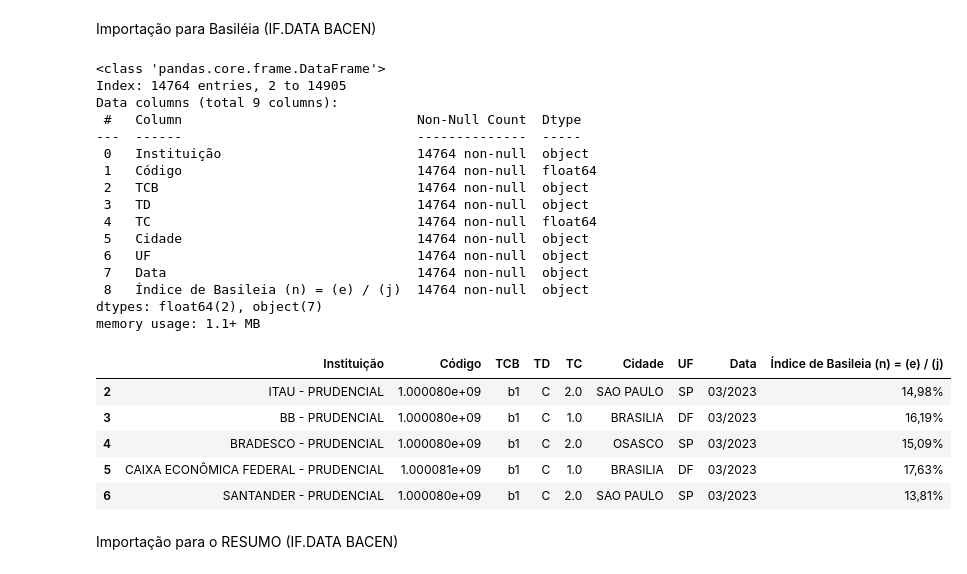
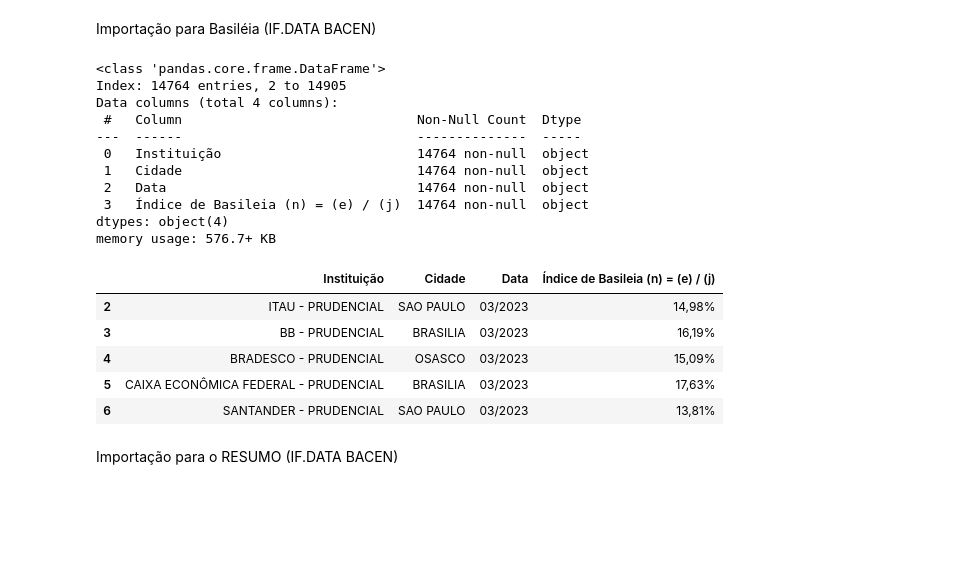
Before and after one commit to ThiagoPBorges/Banco-Master-Analise, a Jupyter notebook: notebook/01_importação.ipynb, the cells around one changed output. Saved outputs shown, nothing was run; the diff lists cells and outputs as text; code cells hidden in the pictures; blank space fills up the shorter version.

```diff
--- a/notebook/01_importação.ipynb
+++ b/notebook/01_importação.ipynb
@@ -26,49 +26,44 @@ df_basileia_total.columns = df_basileia_total.columns.str.strip()
 # %%
 # Equalização das colunas, pois ao longo dos anos foram feitas mudanças nos nomes.
 
 df_basileia = df_basileia_total.copy()
 
-colunas_manter = ['Instituição','Código','TCB','TD','TC','Cidade','UF','Data','Índice de Basileia (n) = (e) / (j)','Índice de Basileia (m) = (e) / (i)']
+colunas_manter = ['Instituição','Cidade','Data', 'Índice de Basileia (n) = (e) / (j)','Índice de Basileia (m) = (e) / (i)']
 
 df_basileia = df_basileia[colunas_manter]
 
 df_basileia['Índice de Basileia (n) = (e) / (j)'] = df_basileia['Índice de Basileia (n) = (e) / (j)'].fillna(df_basileia['Índice de Basileia (m) = (e) / (i)'])
 
 # Limpeza de colunas vazias, por conta de 'colunas_titulo'. Além de limpeza de linhas em vazio, que apontavam linhas de legenda, e as utilizadas para equalizar as novas.
 colunas_excluir = ['Índice de Basileia (m) = (e) / (i)']
 
 df_basileia = df_basileia.drop(columns=colunas_excluir)
 
 df_basileia = df_basileia.dropna(subset='Cidade')
 
 # Salvar o dataframe bruto na pasta 'RAW'.
 df_basileia.to_parquet(os.path.join(caminho_raw, "basileia_raw.parquet"), index=False)
 
 df_basileia.info()
 df_basileia.head()
 # %% [output]
 <class 'pandas.core.frame.DataFrame'>
 Index: 14764 entries, 2 to 14905
-Data columns (total 9 columns):
+Data columns (total 4 columns):
  #   Column                              Non-Null Count  Dtype
 ---  ------                              --------------  -----
  0   Instituição                         14764 non-null  object
- 1   Código                              14764 non-null  float64
- 2   TCB                                 14764 non-null  object
- 3   TD                                  14764 non-null  object
- 4   TC                                  14764 non-null  float64
- 5   Cidade                              14764 non-null  object
- 6   UF                                  14764 non-null  object
- 7   Data                                14764 non-null  object
- 8   Índice de Basileia (n) = (e) / (j)  14764 non-null  object
-dtypes: float64(2), object(7)
-memory usage: 1.1+ MB
+ 1   Cidade                              14764 non-null  object
+ 2   Data                                14764 non-null  object
+ 3   Índice de Basileia (n) = (e) / (j)  14764 non-null  object
+dtypes: object(4)
+memory usage: 576.7+ KB
-|  | Instituição | Código | TCB | TD | TC | Cidade | UF | Data | Índice de Basileia (n) = (e) / (j) |
-| 2 | ITAU - PRUDENCIAL | 1.000080e+09 | b1 | C | 2.0 | SAO PAULO | SP | 03/2023 | 14,98% |
-| 3 | BB - PRUDENCIAL | 1.000080e+09 | b1 | C | 1.0 | BRASILIA | DF | 03/2023 | 16,19% |
-| 4 | BRADESCO - PRUDENCIAL | 1.000080e+09 | b1 | C | 2.0 | OSASCO | SP | 03/2023 | 15,09% |
-| 5 | CAIXA ECONÔMICA FEDERAL - PRUDENCIAL | 1.000081e+09 | b1 | C | 1.0 | BRASILIA | DF | 03/2023 | 17,63% |
-| 6 | SANTANDER - PRUDENCIAL | 1.000080e+09 | b1 | C | 2.0 | SAO PAULO | SP | 03/2023 | 13,81% |
+|  | Instituição | Cidade | Data | Índice de Basileia (n) = (e) / (j) |
+| 2 | ITAU - PRUDENCIAL | SAO PAULO | 03/2023 | 14,98% |
+| 3 | BB - PRUDENCIAL | BRASILIA | 03/2023 | 16,19% |
+| 4 | BRADESCO - PRUDENCIAL | OSASCO | 03/2023 | 15,09% |
+| 5 | CAIXA ECONÔMICA FEDERAL - PRUDENCIAL | BRASILIA | 03/2023 | 17,63% |
+| 6 | SANTANDER - PRUDENCIAL | SAO PAULO | 03/2023 | 13,81% |
 # %% [markdown]
 Importação para o RESUMO (IF.DATA BACEN)
 # %%
```
Also changed, not shown: 6 other files.
